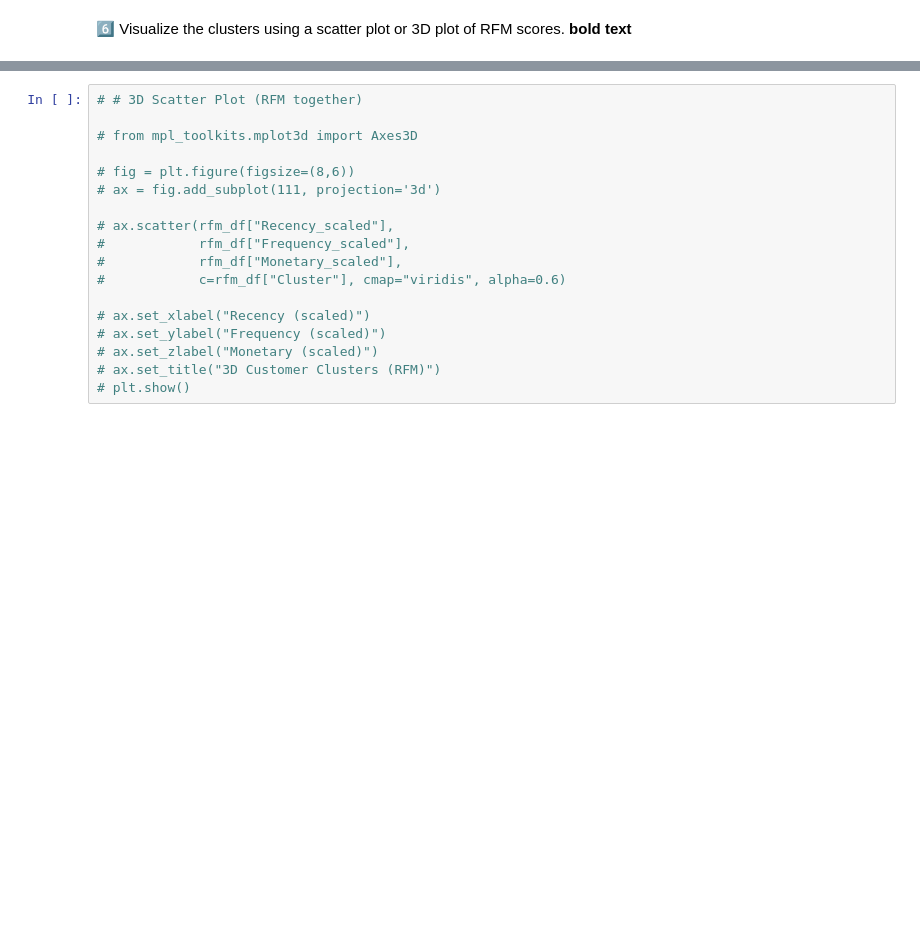
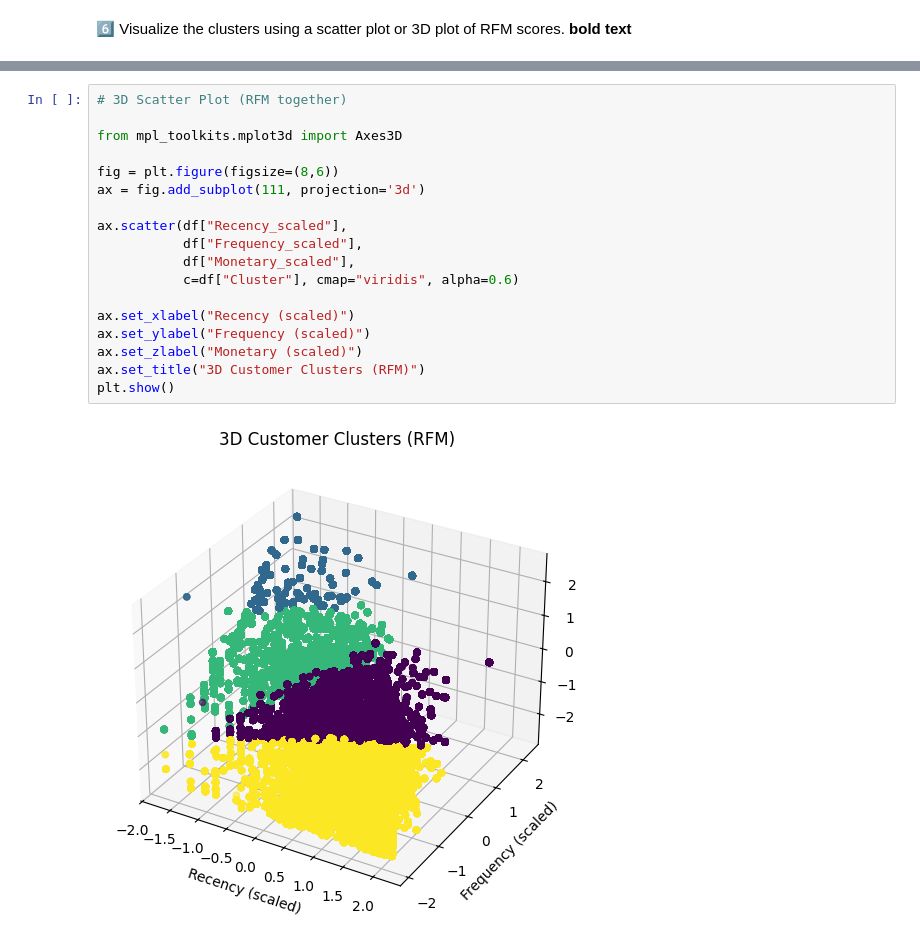
Before and after one commit to ArunK-ML/Project---Shopper-Spectrum-Customer-Segmentation-and-Product-Recommendations-in-E-Commerce, a Jupyter notebook: Shopper_Spectrum.ipynb, the cells around one changed output, grey strips where cells are left out. Drawn from its saved outputs; the diff is of its cells as text; blank space fills up the shorter version.

```diff
--- a/Shopper_Spectrum.ipynb
+++ b/Shopper_Spectrum.ipynb
@@ -806,18 +806,20 @@ Silhouette Score: 0.315
 # %%
-# # 3D Scatter Plot (RFM together)
+# 3D Scatter Plot (RFM together)
 
-# from mpl_toolkits.mplot3d import Axes3D
+from mpl_toolkits.mplot3d import Axes3D
 
-# fig = plt.figure(figsize=(8,6))
-# ax = fig.add_subplot(111, projection='3d')
+fig = plt.figure(figsize=(8,6))
+ax = fig.add_subplot(111, projection='3d')
 
-# ax.scatter(rfm_df["Recency_scaled"],
-#            rfm_df["Frequency_scaled"],
-#            rfm_df["Monetary_scaled"],
-#            c=rfm_df["Cluster"], cmap="viridis", alpha=0.6)
+ax.scatter(df["Recency_scaled"],
+           df["Frequency_scaled"],
+           df["Monetary_scaled"],
+           c=df["Cluster"], cmap="viridis", alpha=0.6)
 
-# ax.set_xlabel("Recency (scaled)")
-# ax.set_ylabel("Frequency (scaled)")
-# ax.set_zlabel("Monetary (scaled)")
-# ax.set_title("3D Customer Clusters (RFM)")
-# plt.show()
+ax.set_xlabel("Recency (scaled)")
+ax.set_ylabel("Frequency (scaled)")
+ax.set_zlabel("Monetary (scaled)")
+ax.set_title("3D Customer Clusters (RFM)")
+plt.show()
+# %% [output]
+[figure, added]
```
Also changed, not shown: parts of 14 cells of this notebook.
